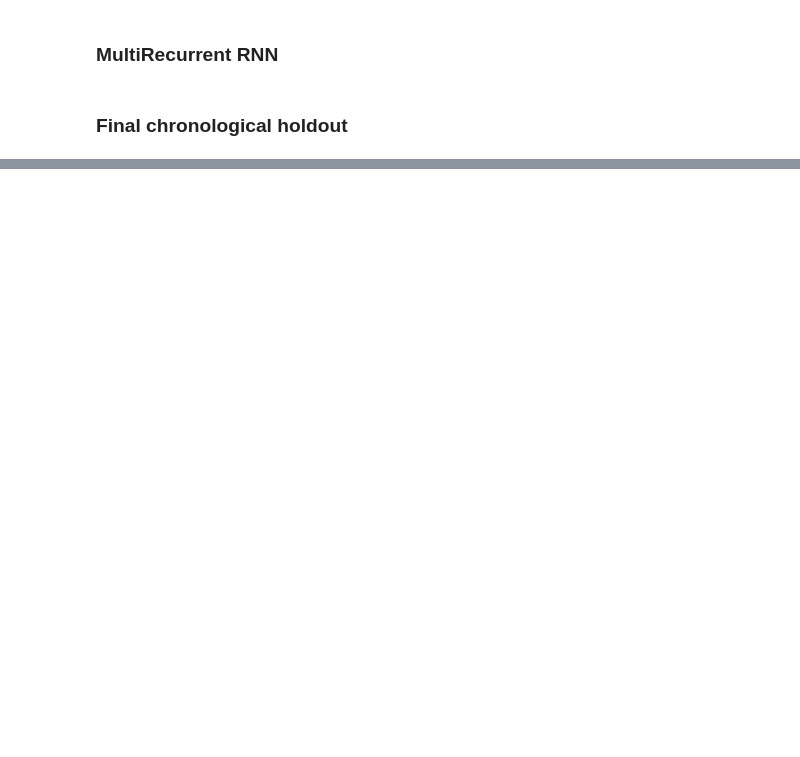
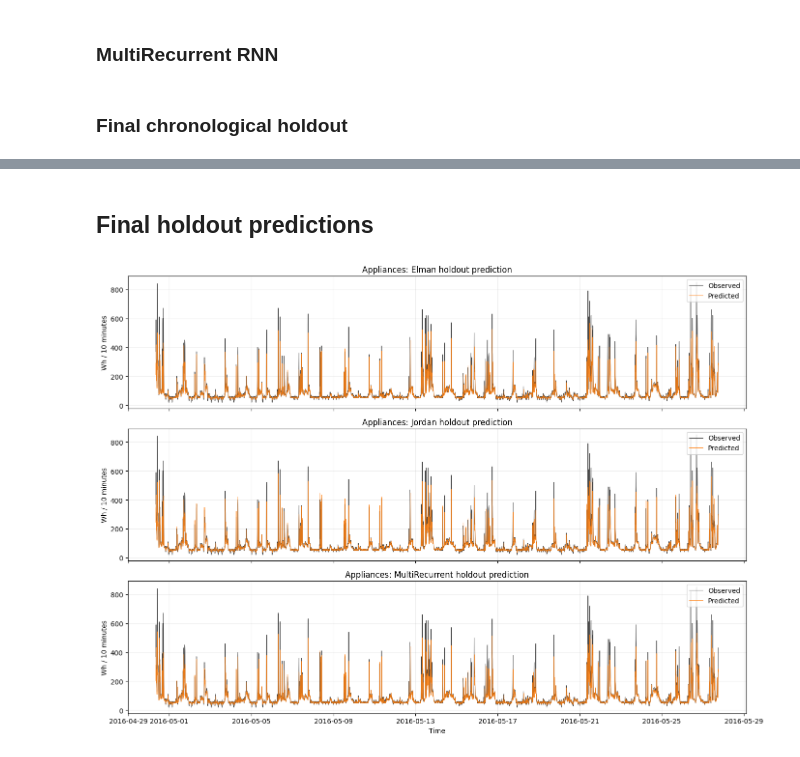
Before and after one commit to leggattsamuel04-ops/ML741, a Jupyter notebook: assignment3/Ass3_appliances.ipynb, the cells around one changed output, grey strips where cells are left out. Drawn from its saved outputs; the diff is of its cells as text; code cells hidden in the pictures; blank space fills up the shorter version.

```diff
--- a/assignment3/Ass3_appliances.ipynb
+++ b/assignment3/Ass3_appliances.ipynb
@@ -266,7 +304,9 @@ Same training loop and settings as bikes. Invert scaling directly because the ta
 # %%
 def predictions(model, part, scaler):
-    prediction = scaler.inverse_transform(model.predict(part['X'], verbose=0)).ravel()
-    return np.maximum(0, prediction) if nonnegative_target else prediction
+    prediction_log1p = scaler.inverse_transform(
+        model.predict(part['X'], verbose=0)).ravel()
+    prediction = np.expm1(prediction_log1p)
+    return np.maximum(0, prediction)
 
 
 def fit_rnn(name, data, scaler, length, units, max_epochs=60):
@@ -297,8 +337,6 @@ def fit_rnn(name, data, scaler, length, units, max_epochs=60):
         scores[split + '_MAE'] = np.mean(np.abs(
             predictions(model, data[split], scaler) - data[split]['actual']))
 
-    history['mae_original_units'] = (np.array(history['mae']) * scaler.scale_[0]).tolist()
-    history['val_mae_original_units'] = (np.array(history['val_mae']) * scaler.scale_[0]).tolist()
     return model, scores, history, prediction
 # %%
 def run_cv(configurations, name):
@@ -360,7 +405,8 @@ display(persistence_results)
 # %% [markdown]
 ### Elman RNN
 # %%
-configurations = [(6, 32), (36, 32), (36, 64), (144, 32)]
+configurations = [(1, 32), (1, 64), (6, 32), (36, 32), (36, 64), (144, 32)]
+#configurations = [(36, 32)]
 cv_results1, cv_histories1 = run_cv(configurations, name='Elman')
 configuration_means1 = (
     cv_results1.groupby(['length', 'units'])[['train_MAE', 'MAE']]
@@ -378,7 +451,7 @@ print(np.mean(comparison1["MASE_persistence"]))
 # %% [markdown]
 ### Jordan RNN
 # %%
-configurations = [(6, 32), (36, 32), (36, 64), (144, 32)]
+configurations = [(1, 32), (1, 64), (6, 32), (36, 32), (36, 64), (144, 32)]
 cv_results2, cv_histories2 = run_cv(configurations, name='Jordan')
 configuration_means2 = (
     cv_results2.groupby(['length', 'units'])[['train_MAE', 'MAE']]
@@ -396,7 +471,7 @@ print(np.mean(comparison2["MASE_persistence"]))
 # %% [markdown]
 ### MultiRecurrent RNN
 # %%
-configurations = [(6, 32), (36, 32), (36, 64), (144, 32)]
+configurations = [(1, 32), (1, 64), (6, 32), (36, 32), (36, 64), (144, 32)]
 
 cv_results3, cv_histories3 = run_cv(configurations, name='MultiRecurrent')
 configuration_means3 = (
@@ -432,0 +553,24 @@ display(final_results)
+# %% [markdown]
+## Final holdout predictions
+# %%
+assert len(final_predictions) == 3
+
+fig, axes = plt.subplots(3, 1, figsize=(14, 10), sharex=True)
+for ax, name in zip(axes, final_results['model']):
+    record = final_predictions[name]
+    ax.plot(record['dates'], record['actual'], color='black', linewidth=0.8,
+            alpha=0.75, label='Observed')
+    ax.plot(record['dates'], record['prediction'], color='tab:orange',
+            linewidth=0.8, alpha=0.85, label='Predicted')
+    ax.set_title(f'{dataset_name}: {name} holdout prediction')
+    ax.set_ylabel(target_unit)
+    ax.grid(alpha=0.2)
+    ax.legend(loc='upper right')
+
+axes[-1].set_xlabel('Time' if not np.issubdtype(
+    np.asarray(final_predictions[final_results.iloc[0]['model']]['dates']).dtype,
+    np.number) else 'Sample')
+fig.tight_layout()
+plt.show()
+# %% [output]
+[figure, added]
```
Also changed, not shown: parts of 20 cells of this notebook, 2 other files.
